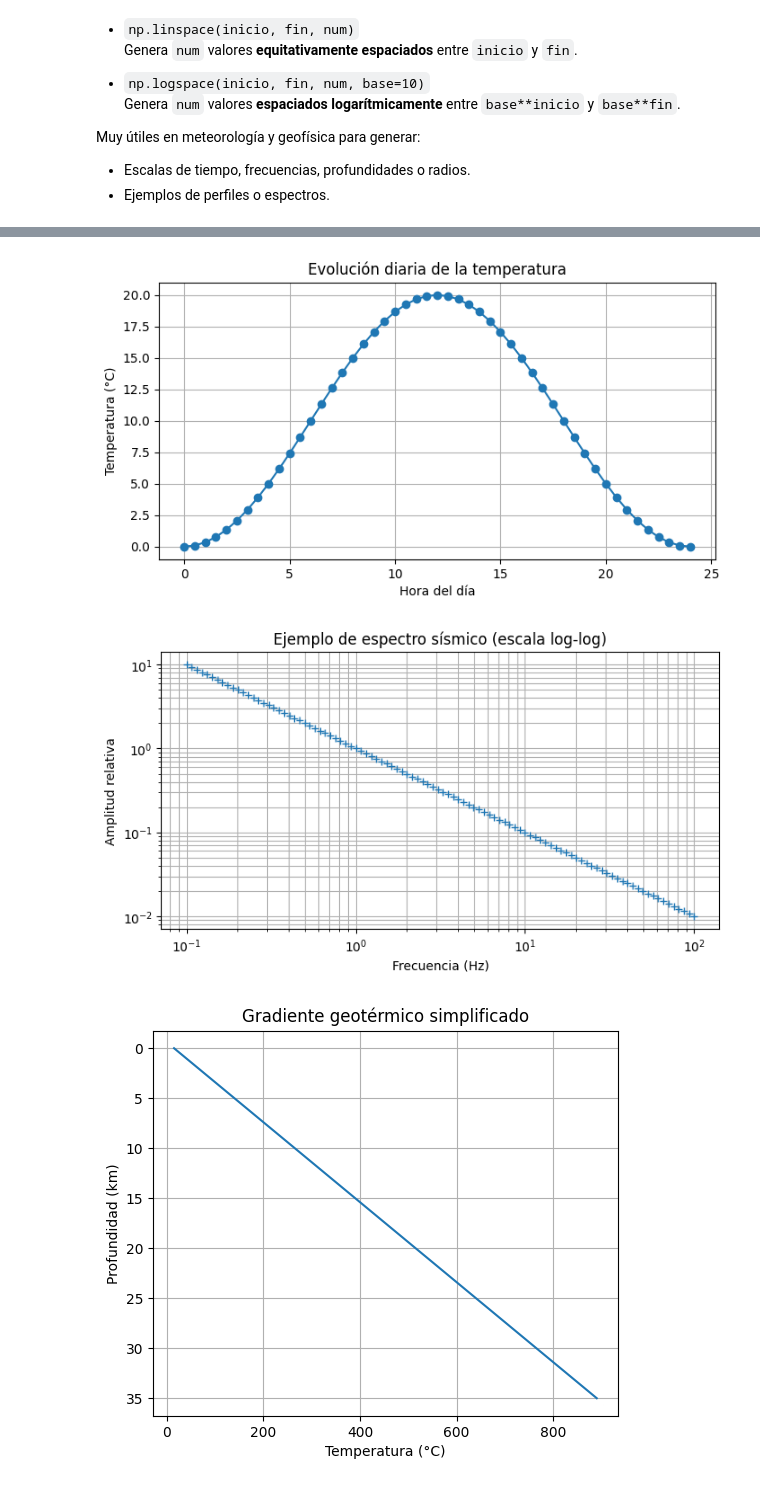
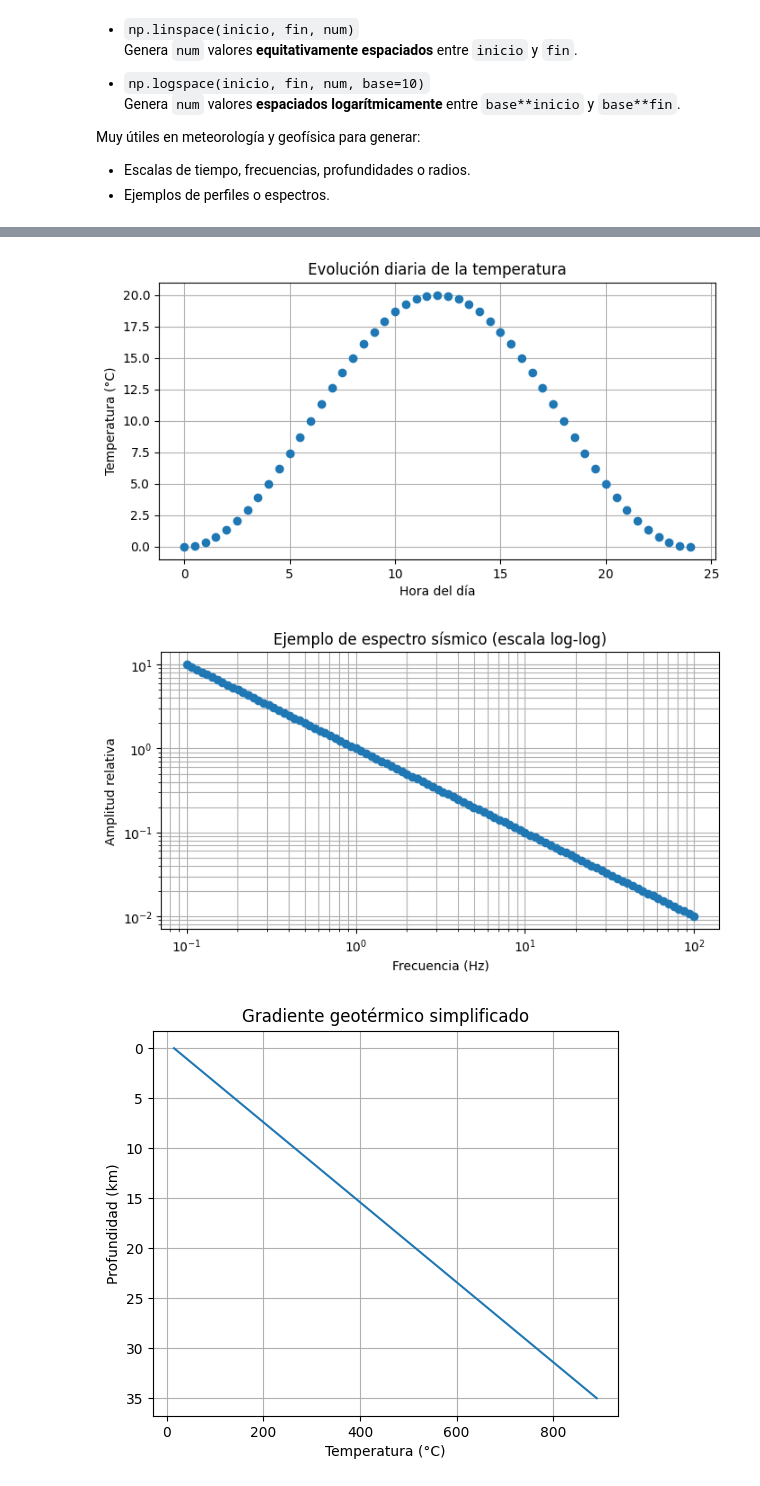
Before and after one commit to galeanojav/MeteoGeoPy, a Jupyter notebook: notebooks/dia2_funciones.ipynb, the cells around one changed output, grey strips where cells are left out. Cells and saved outputs as stored; diff of their text form; code cells hidden in the pictures.

```diff
--- a/notebooks/dia2_funciones.ipynb
+++ b/notebooks/dia2_funciones.ipynb
@@ -290,30 +334,30 @@ horas = np.linspace(0, 24, 49)  # 49 valores de 0 a 24
 T = 10 + 10 * np.sin((horas-6) * np.pi / 12)
 
 plt.figure(figsize=(8,4))
-plt.plot(horas, T, marker="o")
+plt.plot(horas, T,'o')
 plt.xlabel("Hora del día")
 plt.ylabel("Temperatura (°C)")
 plt.title("Evolución diaria de la temperatura")
 plt.grid()
 plt.show()
 # %% [output]
-[figure, old version]
+[figure, new version]
 # %%
 # Frecuencias entre 0.1 y 100 Hz, en escala logarítmica
 f = np.logspace(-1, 2, 100)  # de 10^-1 a 10^2
 
 # Modelo de atenuación espectral (disminuye con la frecuencia)
 amplitud = 1 / f
 
 plt.figure(figsize=(8,4))
-plt.loglog(f, amplitud, '+')
+plt.loglog(f, amplitud, 'o')
 plt.xlabel("Frecuencia (Hz)")
 plt.ylabel("Amplitud relativa")
 plt.title("Ejemplo de espectro sísmico (escala log-log)")
 plt.grid(which="both")
 plt.show()
 # %% [output]
-[figure, old version]
+[figure, new version]
 # %%
 # Profundidades de 0 a 35 km (corteza continental típica)
 z = np.linspace(0, 35, 50)
```
Also changed, not shown: parts of 17 cells of this notebook.
